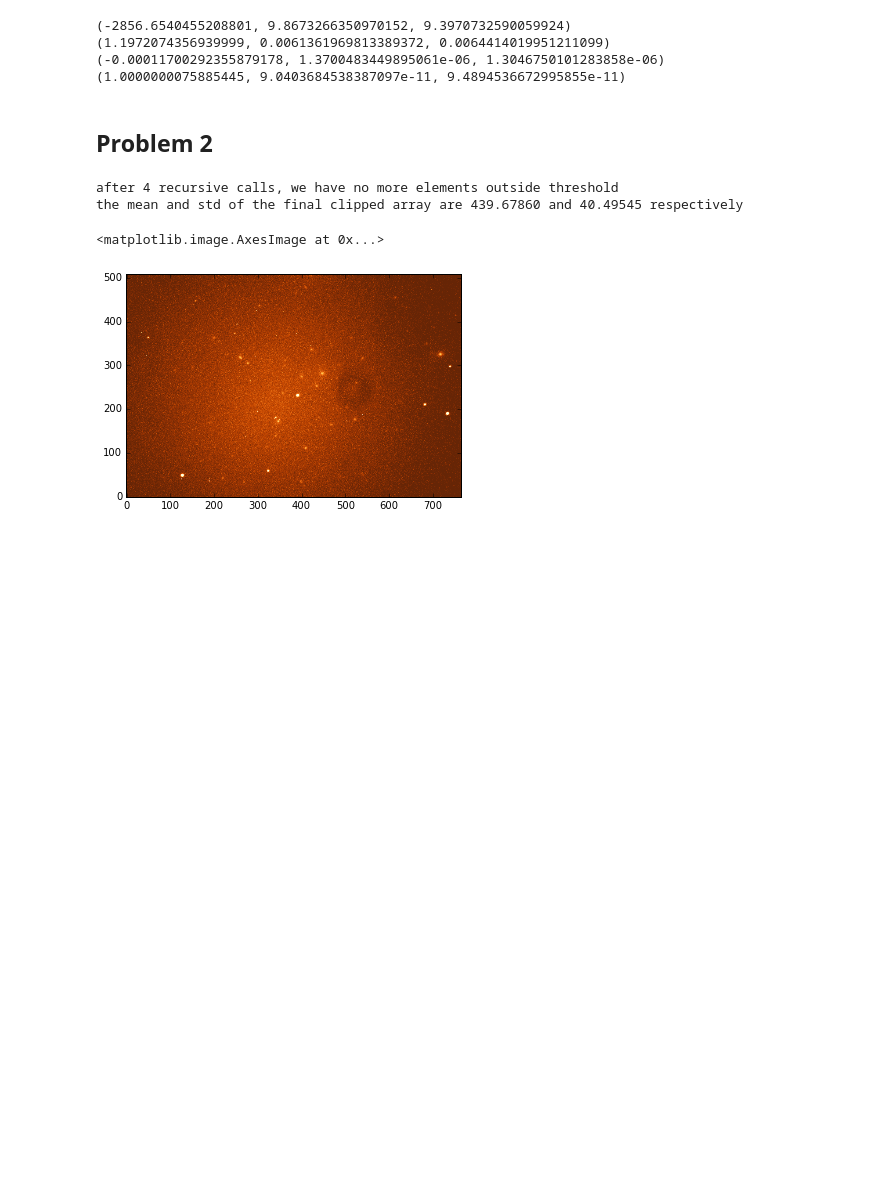
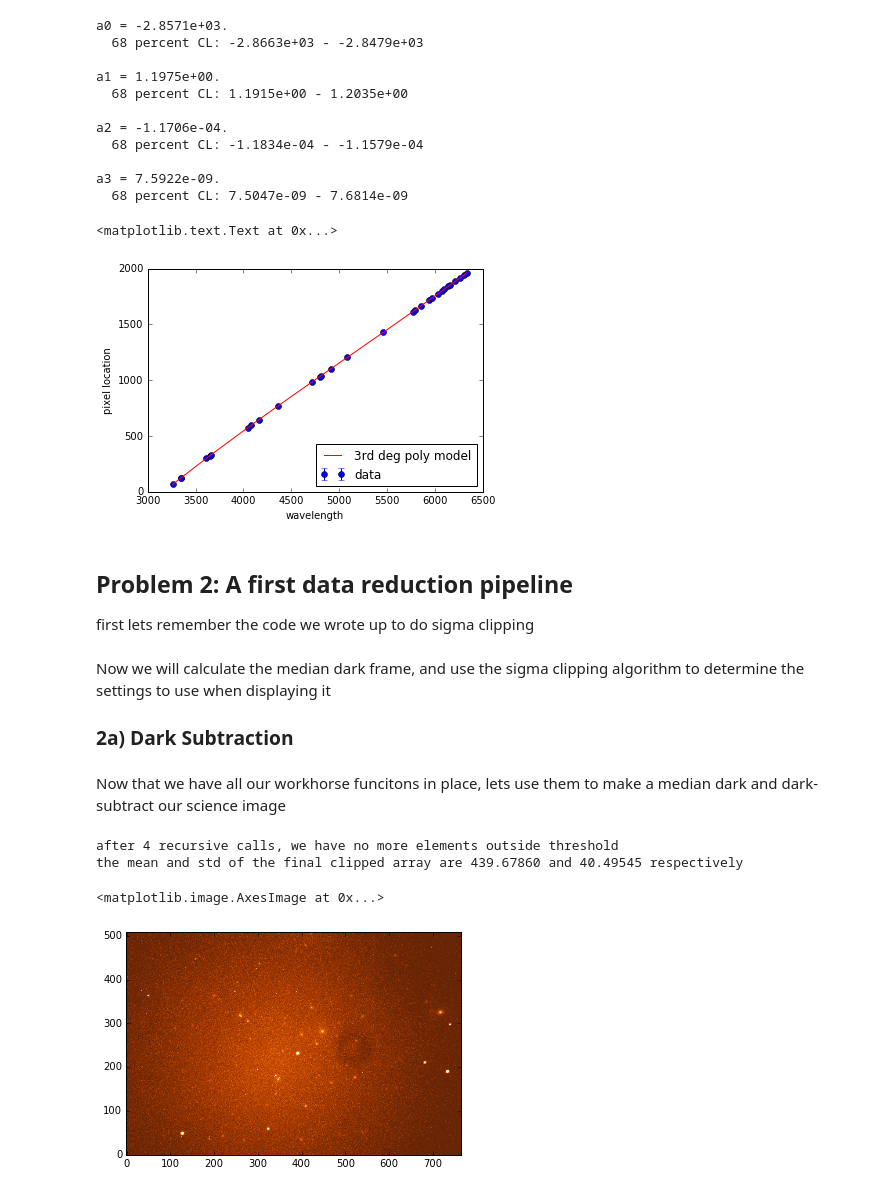
Before and after one commit to ih64/ast266_data_analysis, a Jupyter notebook: HW6/HW6.ipynb, the cells around one changed output. Drawn from its saved outputs; the diff is of its cells as text; code cells hidden in the pictures; blank space fills up the shorter version.

```diff
--- a/HW6/HW6.ipynb
+++ b/HW6/HW6.ipynb
@@ -155,13 +174,34 @@ a_vector = map(lambda v: (v[1], v[2]-v[1], v[1]-v[0]),
 # %%
-for i in xrange(0,4):
-    print a_vector[i]
+for i in xrange(0,ndim):
+    printCI(sampler,i)
 # %% [output]
-(-2856.6540455208801, 9.8673266350970152, 9.3970732590059924)
-(1.1972074356939999, 0.0061361969813389372, 0.0064414019951211099)
-(-0.00011700292355879178, 1.3700483449895061e-06, 1.3046750101283858e-06)
-(1.0000000075885445, 9.0403684538387097e-11, 9.4894536672995855e-11)
+a0 = -2.8571e+03.
+  68 percent CL: -2.8663e+03 - -2.8479e+03
+
+a1 = 1.1975e+00.
+  68 percent CL: 1.1915e+00 - 1.2035e+00
+
+a2 = -1.1706e-04.
+  68 percent CL: -1.1834e-04 - -1.1579e-04
+
+a3 = 7.5922e-09.
+  68 percent CL: 7.5047e-09 - 7.6814e-09
-# %% [markdown]
-## Problem 2
+# %%
+#finally we plot the model with the data to make sure it passes the sanity test
+ymodel = -2.8571e+03 + 1.1975e+00 * x + -1.1706e-04 * (x**2) + 7.5922e-09* (x**3)
+
+plt.errorbar(x,y,yerr, fmt='bo', label='data')
+plt.plot(x,ymodel,'r', label='3rd deg poly model')
+plt.legend(loc="lower right")
+plt.xlabel('wavelength')
+plt.ylabel('pixel location')
+# %% [output]
+<matplotlib.text.Text at 0x...>
+[figure, added]
+# %% [markdown]
+## Problem 2: A first data reduction pipeline
+
+first lets remember the code we wrote up to do sigma clipping
 # %%
 def sigmaClip(data, nsigma, call=1):
     '''sigma clipping algorithm. recieves a numpy array, identifies mean, std, discards elements
@@ -208,6 +248,10 @@ def sigmaClip(data, nsigma, call=1):
     else:
         call+=1
         return sigmaClip(data[good_mask], nsigma,call=call)
+# %% [markdown]
+Now we will calculate the median dark frame, and use the sigma clipping algorithm to determine the settings to use when displaying it
+
+### 2a) Dark Subtraction
 # %%
 def dark_median(darks):
     '''
@@ -255,3 +284,5 @@ def pipeline(sci_im, darks, flats, display=True):
+# %% [markdown]
+Now that we have all our workhorse funcitons in place, lets use them to make a median dark and dark-subtract our science image
 # %%
 #get the image data for the science image
 hdulist=fits.open('NGC4874_T10_2010_V_1.fits')
```
Also changed, not shown: parts of 21 cells of this notebook.
